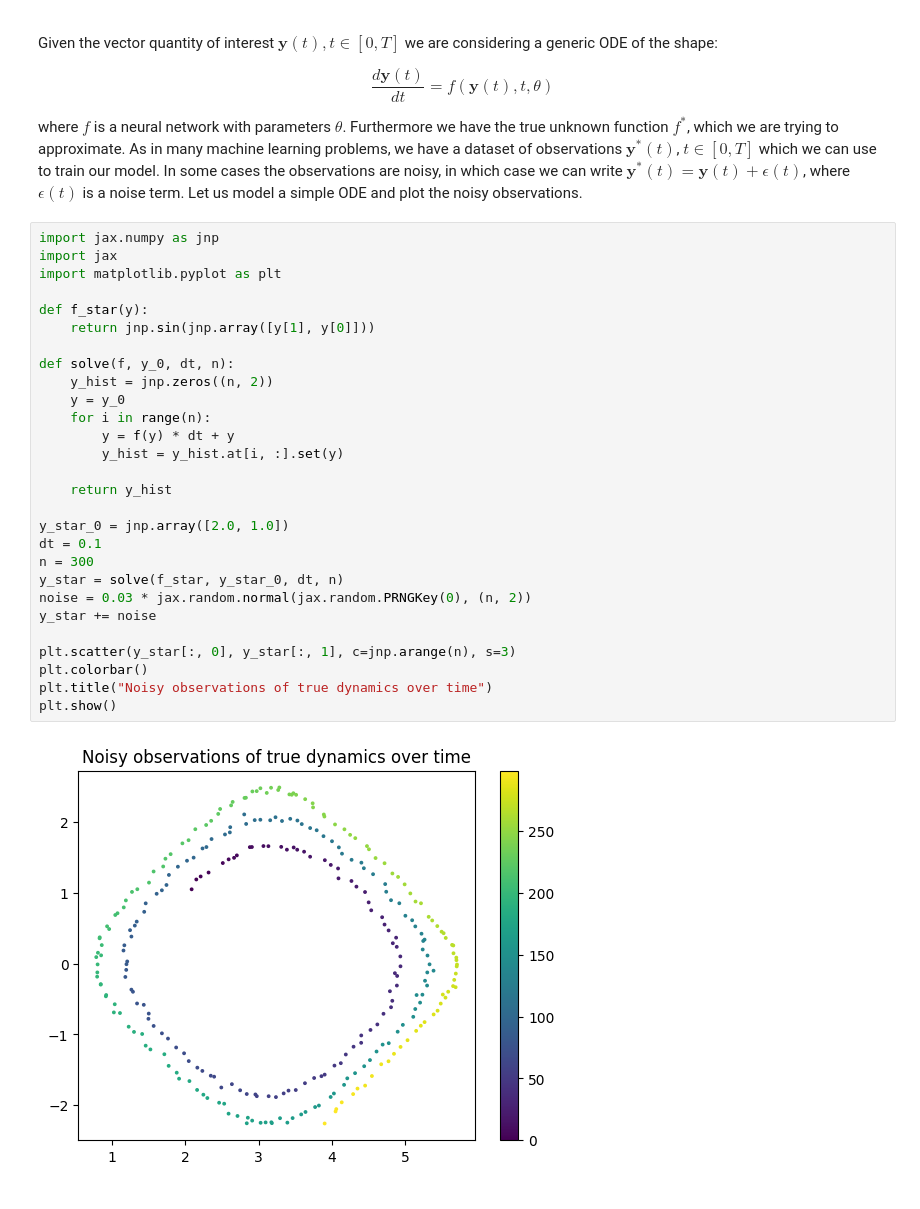
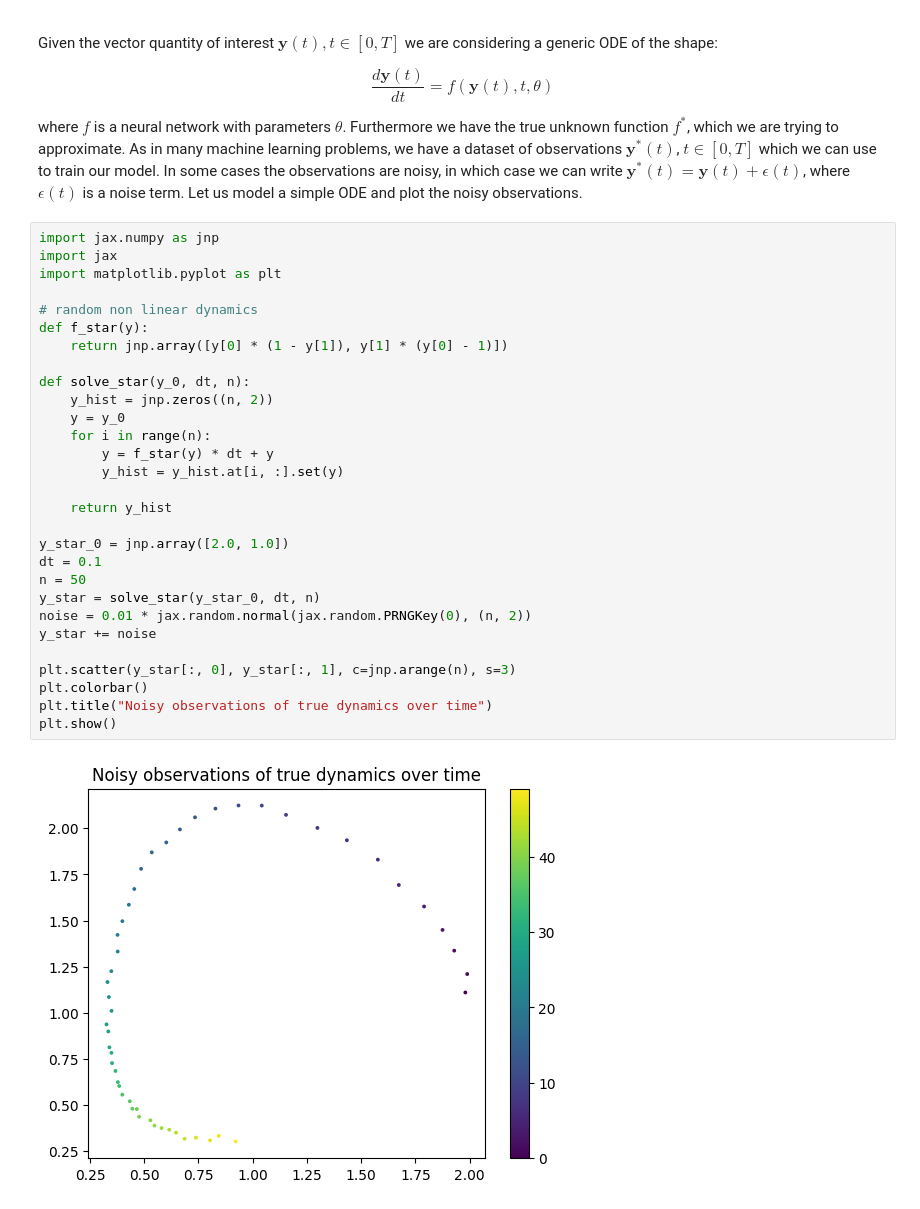
Before and after one commit to andrinr/jax-neural-ode, a Jupyter notebook: tutorial.ipynb, the cells around one changed output. Drawn from its saved outputs; the diff is of its cells as text.

```diff
--- a/tutorial.ipynb
+++ b/tutorial.ipynb
@@ -11,33 +11,34 @@ where $f$ is a neural network with parameters $\theta$. Furthermore we have the
 # %%
 import jax.numpy as jnp
 import jax
 import matplotlib.pyplot as plt
 
+# random non linear dynamics
 def f_star(y):
-    return jnp.sin(jnp.array([y[1], y[0]]))
+    return jnp.array([y[0] * (1 - y[1]), y[1] * (y[0] - 1)])
 
-def solve(f, y_0, dt, n):
+def solve_star(y_0, dt, n):
     y_hist = jnp.zeros((n, 2))
     y = y_0
     for i in range(n):
-        y = f(y) * dt + y
+        y = f_star(y) * dt + y
         y_hist = y_hist.at[i, :].set(y)
 
     return y_hist
 
 y_star_0 = jnp.array([2.0, 1.0])
 dt = 0.1
-n = 300
-y_star = solve(f_star, y_star_0, dt, n)
-noise = 0.03 * jax.random.normal(jax.random.PRNGKey(0), (n, 2))
+n = 50
+y_star = solve_star(y_star_0, dt, n)
+noise = 0.01 * jax.random.normal(jax.random.PRNGKey(0), (n, 2))
 y_star += noise
 
 plt.scatter(y_star[:, 0], y_star[:, 1], c=jnp.arange(n), s=3)
 plt.colorbar()
 plt.title("Noisy observations of true dynamics over time")
 plt.show()
 # %% [output]
-[figure, old version]
+[figure, new version]
 # %% [markdown]
 
 Now we are interested in finding $\theta$ such that $\mathbf{y}(t)$ is close or equal to $\mathbf{y}^*(t)$, where $\mathbf{y}^*(t)$ is the true solution of the ODE. Hence we can formulate our task as a loss function
```
Also changed, not shown: parts of 5 cells of this notebook.
